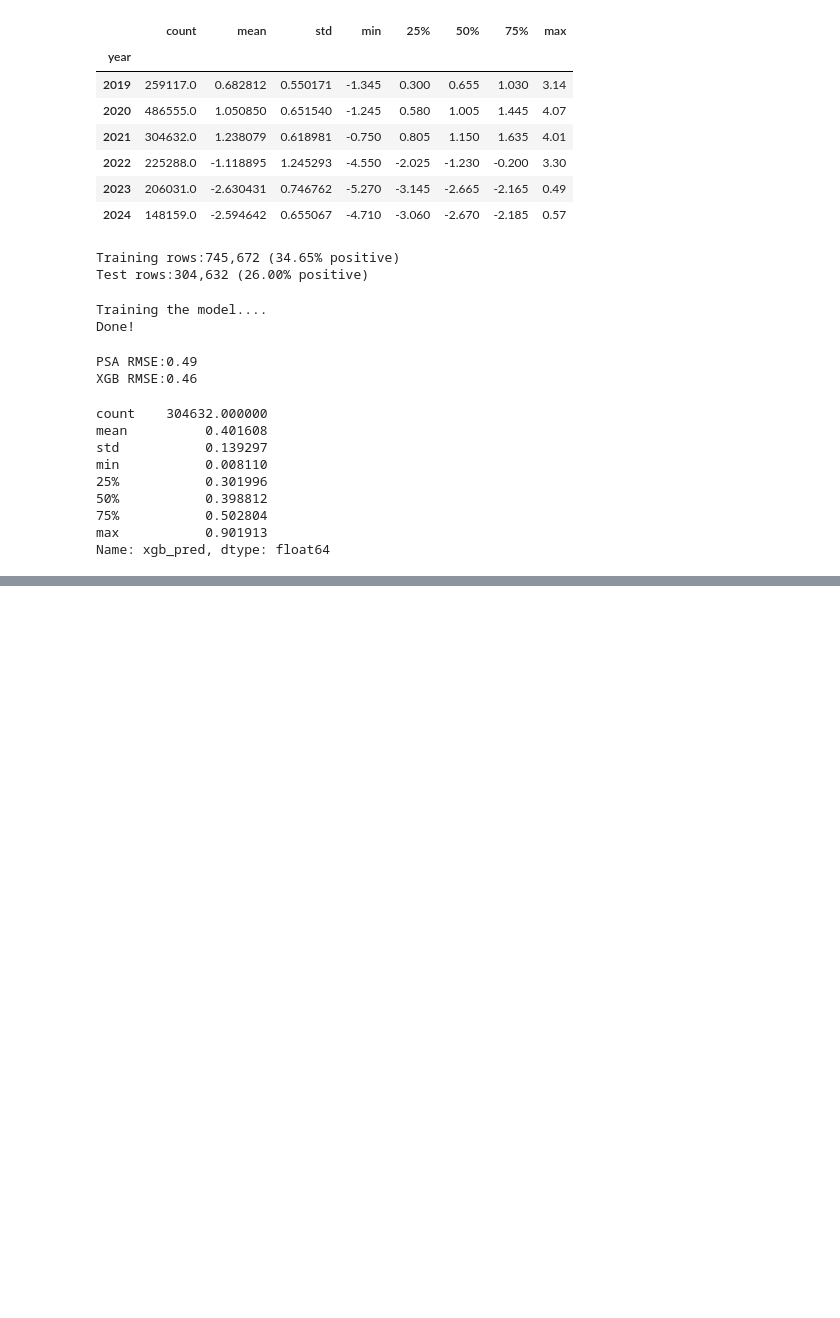
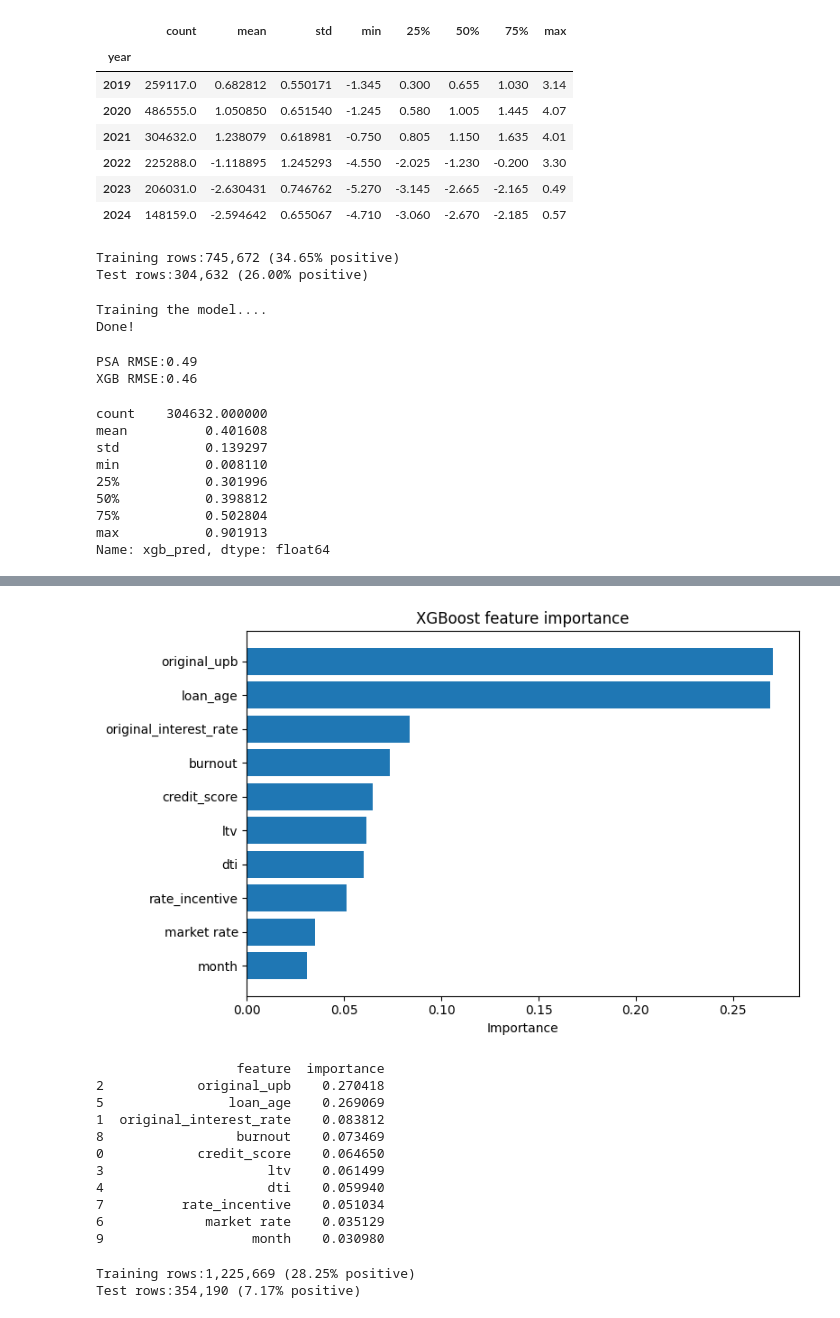
Before and after one commit to dixitbhavin/mbs-prepayment-ml, a Jupyter notebook: 01_load_data.ipynb, the cells around one changed output, grey strips where cells are left out. Cells and saved outputs as stored; diff of their text form; code cells hidden in the pictures; blank space fills up the shorter version.

Commit message:
Day 9: add burnout, seasonality feature, evaluate AUC, test regime shift

```diff
--- a/01_load_data.ipynb
+++ b/01_load_data.ipynb
@@ -600,0 +665,6 @@ Name: xgb_pred, dtype: float64
+# %%
+cutoff_date=combined['obs_date'].max()-pd.DateOffset(months=12)
+
+training=training[(training['obs_date']<=cutoff_date)| (training['prepay_date'].notna())].copy()
+
+print(len(training))
@@ -600,0 +673,4 @@ Name: xgb_pred, dtype: float64
+# %%
+training=training.dropna(subset=required_features).copy()
+
+print(len(training))
@@ -600,0 +679,6 @@ Name: xgb_pred, dtype: float64
+# %%
+train_df=training[training['obs_date']<"2021-01-01"].copy()
+
+test_df=training[
+        (training['obs_date']>="2021-01-01") &
+        (training['obs_date']<="2021-12-31")].copy()
@@ -600,0 +691,16 @@ Name: xgb_pred, dtype: float64
+# %%
+FEATURES=["credit_score", "original_interest_rate", "original_upb",
+           "ltv", "dti", "loan_age", "market rate", "rate_incentive",
+            "burnout", "month"]
+
+x_train=train_df[FEATURES]
+y_train=train_df["prepay_in_12m"]
+
+x_test=test_df[FEATURES]
+y_test=test_df['prepay_in_12m']
+
+model=xgb.XGBClassifier(n_estimators=200,max_depth=6,learning_rate=0.1,random_state=42,n_jobs=-1,eval_metric="logloss")
+
+print("Training...")
+model.fit(x_train,y_train)
+print("Done!")
@@ -600,0 +737,38 @@ Name: xgb_pred, dtype: float64
+# %%
+import matplotlib.pyplot as plt
+
+importance=pd.DataFrame({'feature':FEATURES,'importance':model.feature_importances_}).sort_values('importance',ascending=True)
+
+plt.figure(figsize=(8,5))
+plt.barh(importance['feature'],importance['importance'])
+plt.xlabel("Importance")
+plt.title("XGBoost feature importance")
+plt.tight_layout()
+plt.show()
+
+print(importance.sort_values('importance',ascending=False))
+# %% [output]
+[figure, added]
+                  feature  importance
+2            original_upb    0.270418
+5                loan_age    0.269069
+1  original_interest_rate    0.083812
+8                 burnout    0.073469
+0            credit_score    0.064650
+3                     ltv    0.061499
+4                     dti    0.059940
+7          rate_incentive    0.051034
+6             market rate    0.035129
+9                   month    0.030980
+# %%
+#split data
+split_date=pd.to_datetime("2023-01-01")
+
+train_df_2=training[training["obs_date"]<split_date].copy()
+test_df_2=training[training["obs_date"]>=split_date].copy()
+
+print(f'Training rows:{len(train_df_2):,} ({train_df_2['prepay_in_12m'].mean():,.2%} positive)')
+print(f'Test rows:{len(test_df_2):,} ({test_df_2['prepay_in_12m'].mean():,.2%} positive)')
+# %% [output]
+Training rows:1,225,669 (28.25% positive)
+Test rows:354,190 (7.17% positive)
```
Also changed, not shown: parts of 16 cells of this notebook.
